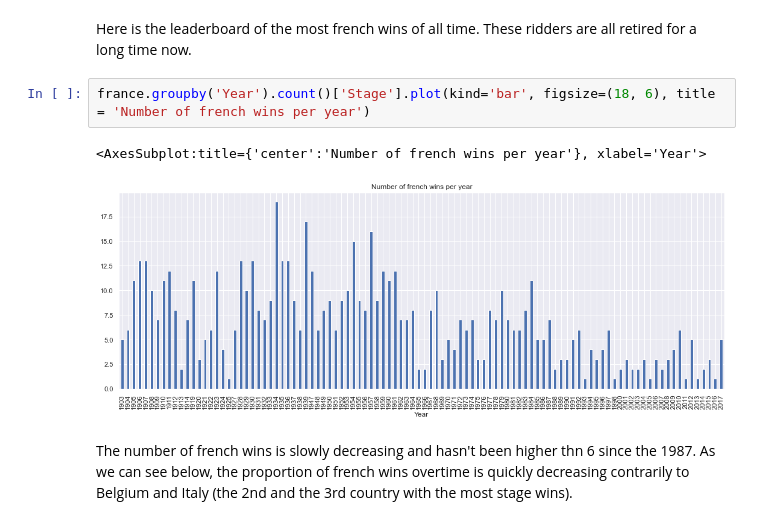
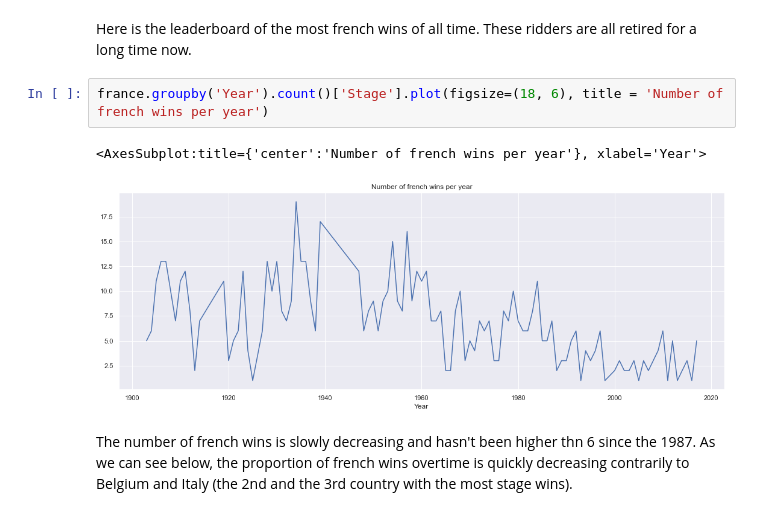
Before and after one commit to r-jaylet/Tour_de_France, a Jupyter notebook: tour_analysis.ipynb, the cells around one changed output. Saved outputs shown, nothing was run; the diff lists cells and outputs as text.

```diff
--- a/tour_analysis.ipynb
+++ b/tour_analysis.ipynb
@@ -28,10 +28,10 @@ france['Winner'].value_counts().head(10).plot(kind='bar', title = 'Top french wi
 # %% [markdown]
 Here is the leaderboard of the most french wins of all time. These ridders are all retired for a long time now.
 # %%
-france.groupby('Year').count()['Stage'].plot(kind='bar', figsize=(18, 6), title = 'Number of french wins per year')
+france.groupby('Year').count()['Stage'].plot(figsize=(18, 6), title = 'Number of french wins per year')
 # %% [output]
 <AxesSubplot:title={'center':'Number of french wins per year'}, xlabel='Year'>
-[figure, old version]
+[figure, new version]
 # %% [markdown]
 The number of french wins is slowly decreasing and hasn't been higher thn 6 since the 1987. As we can see below, the proportion of french wins overtime is quickly decreasing contrarily to Belgium and Italy (the 2nd and the 3rd country with the most stage wins).
 # %%
```
Also changed, not shown: parts of 3 cells of this notebook.
